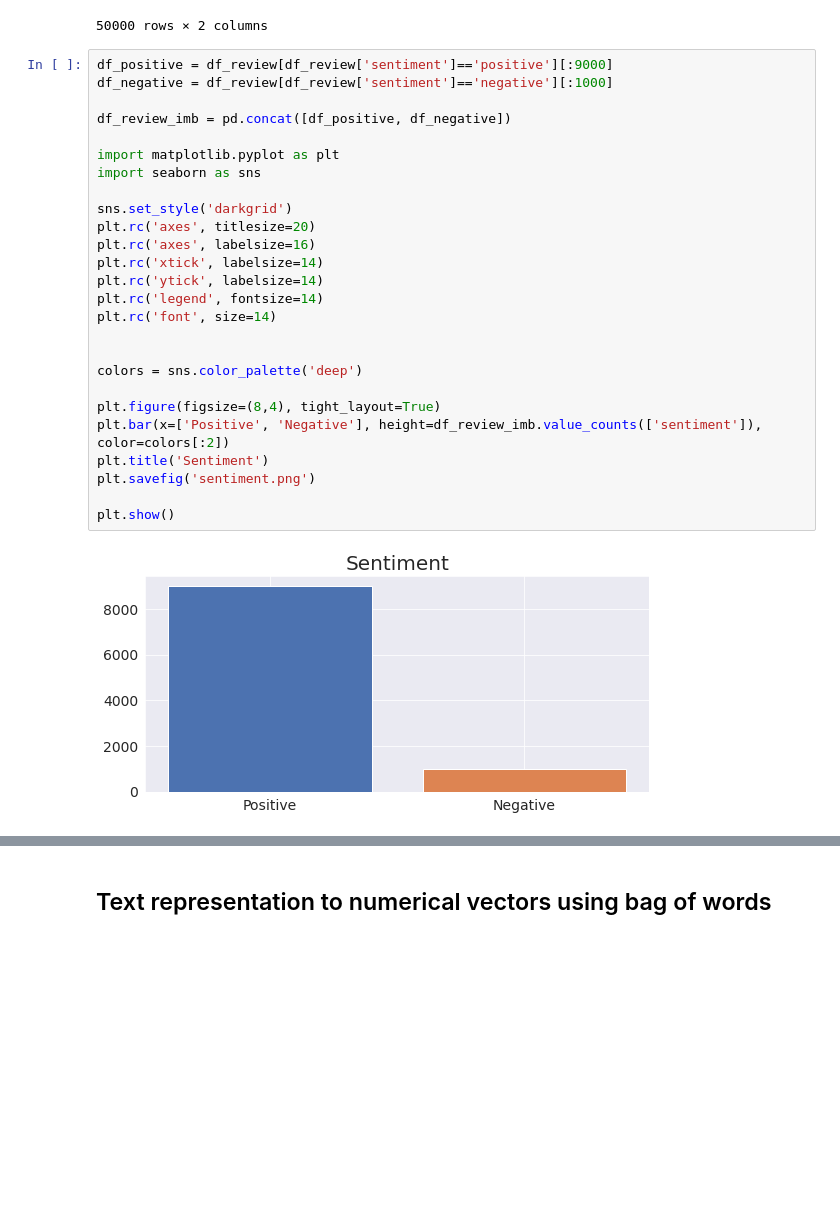
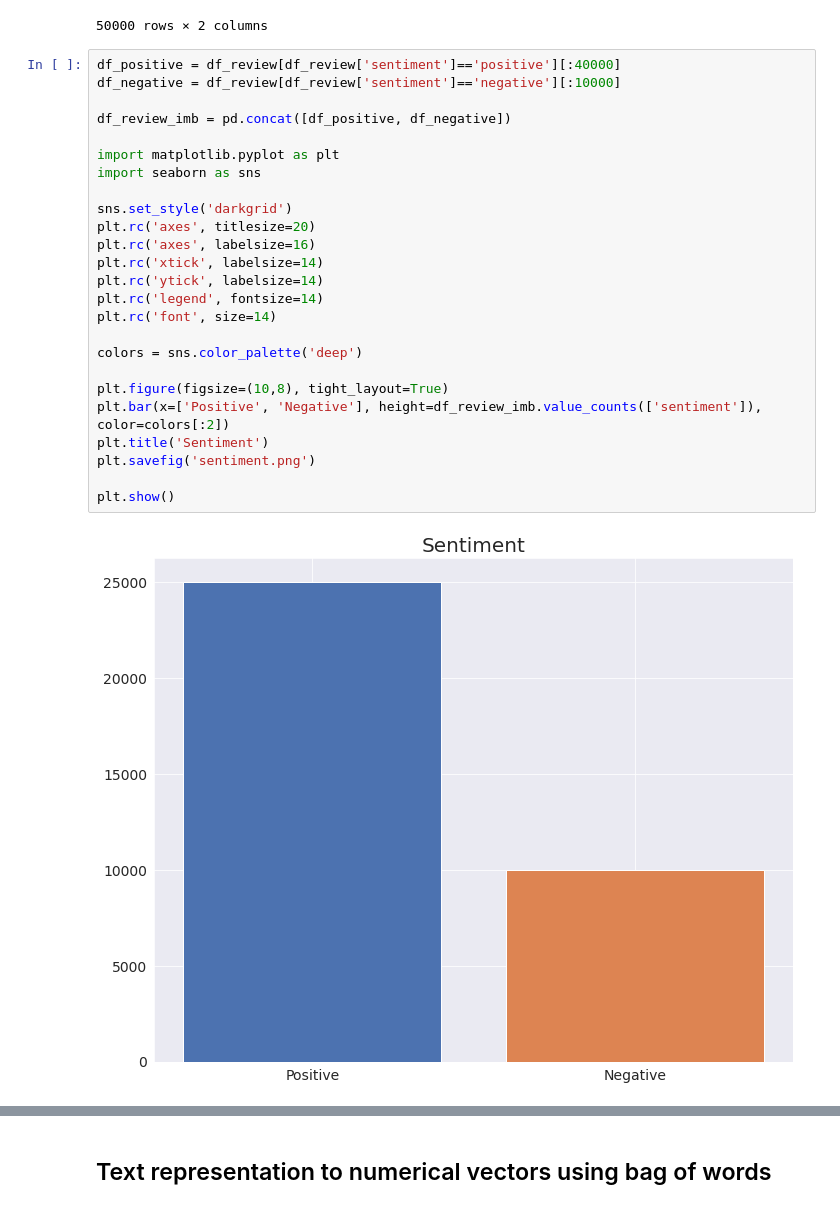
Before and after one commit to BolajiAyodeji/movie_reviews_sentiment_analysis, a Jupyter notebook: movie-reviews-sentiment-analysis.ipynb, the cells around one changed output, grey strips where cells are left out. Saved outputs shown, nothing was run; the diff lists cells and outputs as text; blank space fills up the shorter version.

```diff
--- a/movie-reviews-sentiment-analysis.ipynb
+++ b/movie-reviews-sentiment-analysis.ipynb
@@ -21,33 +21,32 @@ df_review
 | 49999 | No one expects the Star Trek movi... | negative |
 50000 rows × 2 columns
 # %%
-df_positive = df_review[df_review['sentiment']=='positive'][:9000]
-df_negative = df_review[df_review['sentiment']=='negative'][:1000]
+df_positive = df_review[df_review['sentiment']=='positive'][:40000]
+df_negative = df_review[df_review['sentiment']=='negative'][:10000]
 
 df_review_imb = pd.concat([df_positive, df_negative])
 
 import matplotlib.pyplot as plt
 import seaborn as sns
 
 sns.set_style('darkgrid')
 plt.rc('axes', titlesize=20)
 plt.rc('axes', labelsize=16)
 plt.rc('xtick', labelsize=14)
 plt.rc('ytick', labelsize=14)
 plt.rc('legend', fontsize=14)
 plt.rc('font', size=14)
 
-
 colors = sns.color_palette('deep')
 
-plt.figure(figsize=(8,4), tight_layout=True)
+plt.figure(figsize=(10,8), tight_layout=True)
 plt.bar(x=['Positive', 'Negative'], height=df_review_imb.value_counts(['sentiment']), color=colors[:2])
 plt.title('Sentiment')
 plt.savefig('sentiment.png')
 
 plt.show()
 # %% [output]
-[figure, old version]
+[figure, new version]
 # %%
 #Balancing the data set
 
```
Also changed, not shown: parts of 16 cells of this notebook, 9 other files.
